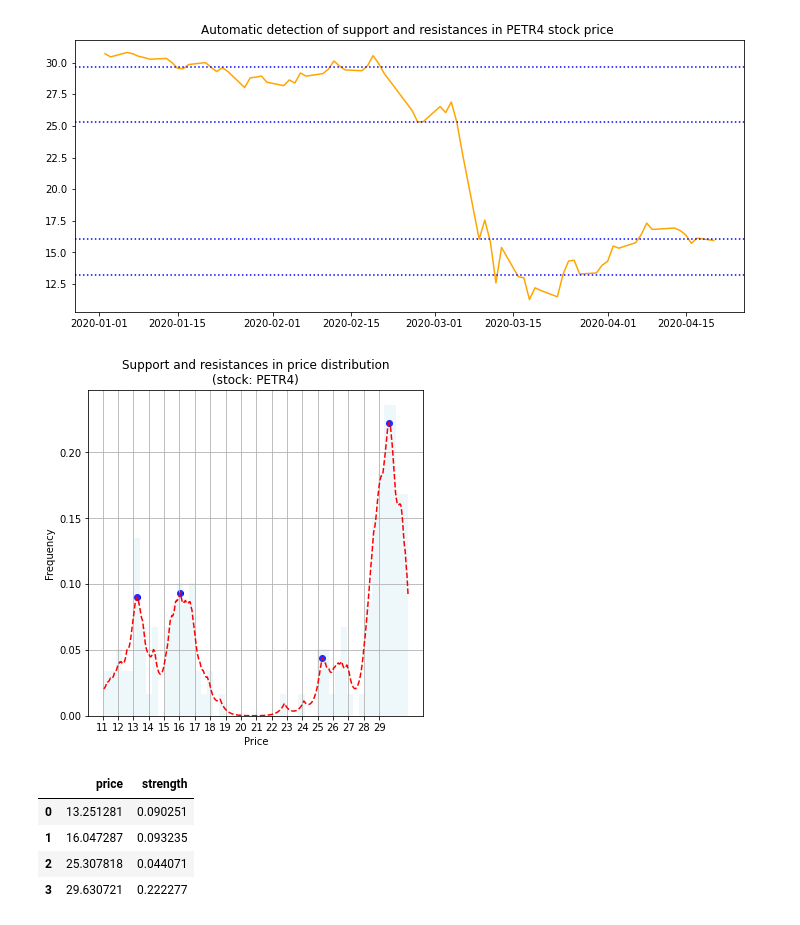
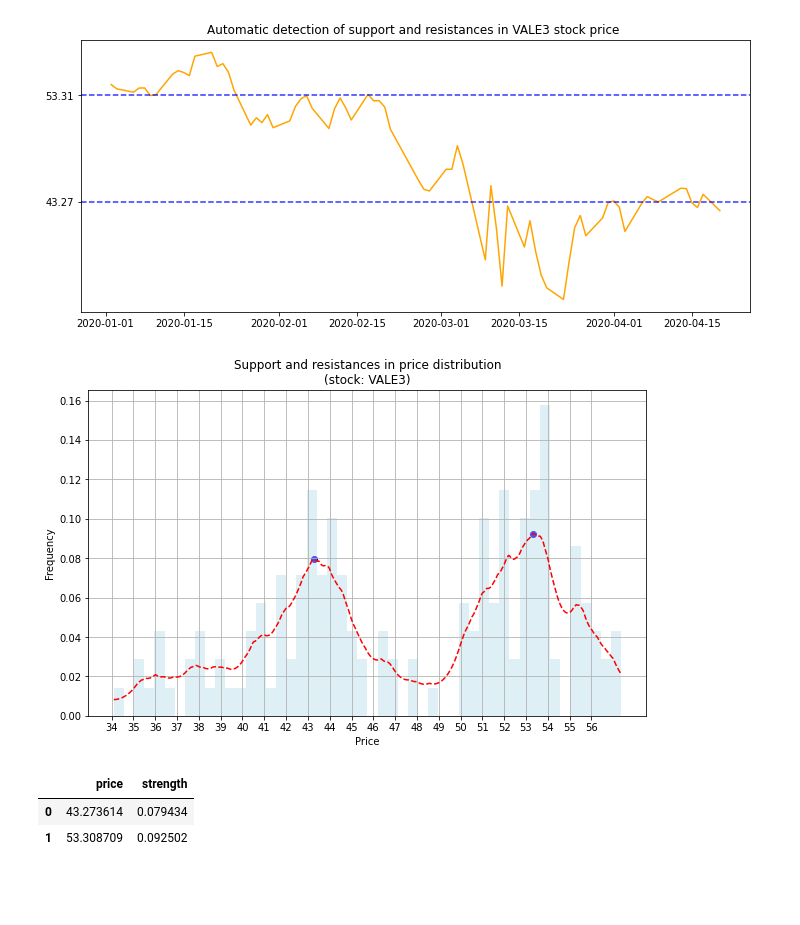
Before and after one commit to felbuch/detection_of_support_and_resistances_in_stocks, a Jupyter notebook: Support_and_Resistances.ipynb, the cells around one changed output. Cells and saved outputs as stored; diff of their text form; code cells hidden in the pictures; blank space fills up the shorter version.

Commit message:
Set values of support and resistances on y axis

```diff
--- a/Support_and_Resistances.ipynb
+++ b/Support_and_Resistances.ipynb
@@ -110,7 +110,7 @@ class SupportResistance():
     bandwidths = 10 ** np.linspace(-1, 1, 100)
 
     #Grid search
-    grid = GridSearchCV(KernelDensity(kernel='gaussian'),
+    grid = GridSearchCV(KernelDensity(),
                         {'kernel': ['gaussian', 'exponential'],
                          'bandwidth': bandwidths})
     grid.fit(self.prices)
@@ -153,8 +153,7 @@ class SupportResistance():
     return(output)
 
 
-
-  def plot_pdf(self, figsize = (6,6)):
+  def plot_pdf(self, figsize = (10,6)):
 
     '''Plots the histogram of prices, with the probability density function
     estimated in the fit function. The maxima (i.e. points of support and resistance)
@@ -164,7 +163,7 @@ class SupportResistance():
 
     plt.figure(figsize=figsize)
 
-    plt.hist(self.prices, density=True, bins=50, color= 'lightblue', alpha=0.2)
+    plt.hist(self.prices, density=True, bins=50, color= 'lightblue', alpha=0.4)
     plt.plot(self.xx_, self.pdf, linestyle='--', color='red')
     plt.scatter(self.support_resistances, self.strengths, color = 'blue')
 
@@ -189,30 +188,29 @@ class SupportResistance():
     plt.plot(self.data['date'] , self.data['close'], color = 'orange')
 
     for value in self.support_resistances:
-      plt.axhline(y = value, linestyle = ':', color = 'blue')
+      plt.axhline(y = value, linestyle = '--', color = 'blue', alpha = 0.8)
 
+    plt.yticks(self.support_resistances)
     plt.show()
 # %%
 #An example
 #Let's estimate the support and resistance for PETR4 in 2020
-sr = SupportResistance('PETR4', 2020)
+sr = SupportResistance('VALE3', 2020)
 sr.get_data()
 sr.fit()
 sr.plot_price(figsize=(12,5))
 # %% [output]
-[figure, old version]
+[figure, new version]
 # %%
 #Now let's take a look at the pdf of prices and where the support and resistances lie
 sr.plot_pdf()
 # %% [output]
-[figure, old version]
+[figure, new version]
 # %%
 #We can also get it as a dataframe:
 sr.data_frame()
 # %% [output]
 |  | price | strength |
-| 0 | 13.251281 | 0.090251 |
-| 1 | 16.047287 | 0.093235 |
-| 2 | 25.307818 | 0.044071 |
-| 3 | 29.630721 | 0.222277 |
+| 0 | 43.273614 | 0.079434 |
+| 1 | 53.308709 | 0.092502 |
 # %%
```
Also changed, not shown: parts of 4 cells of this notebook.
